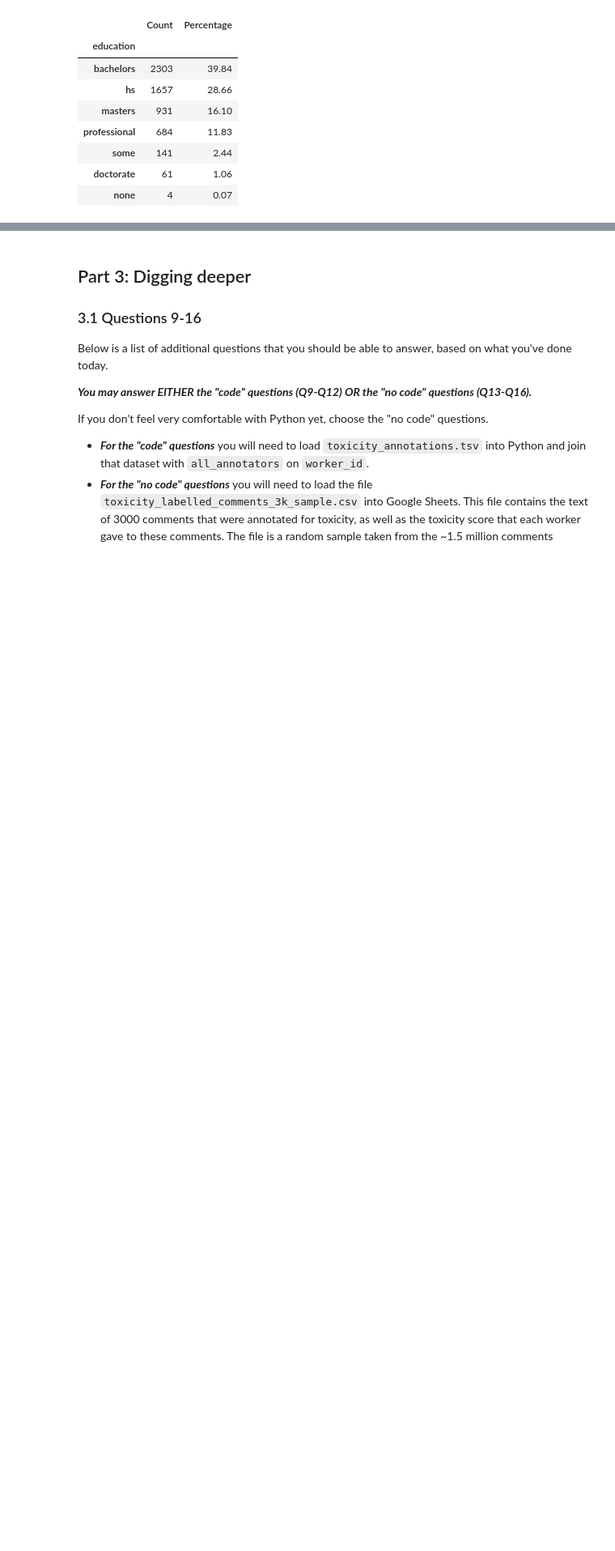
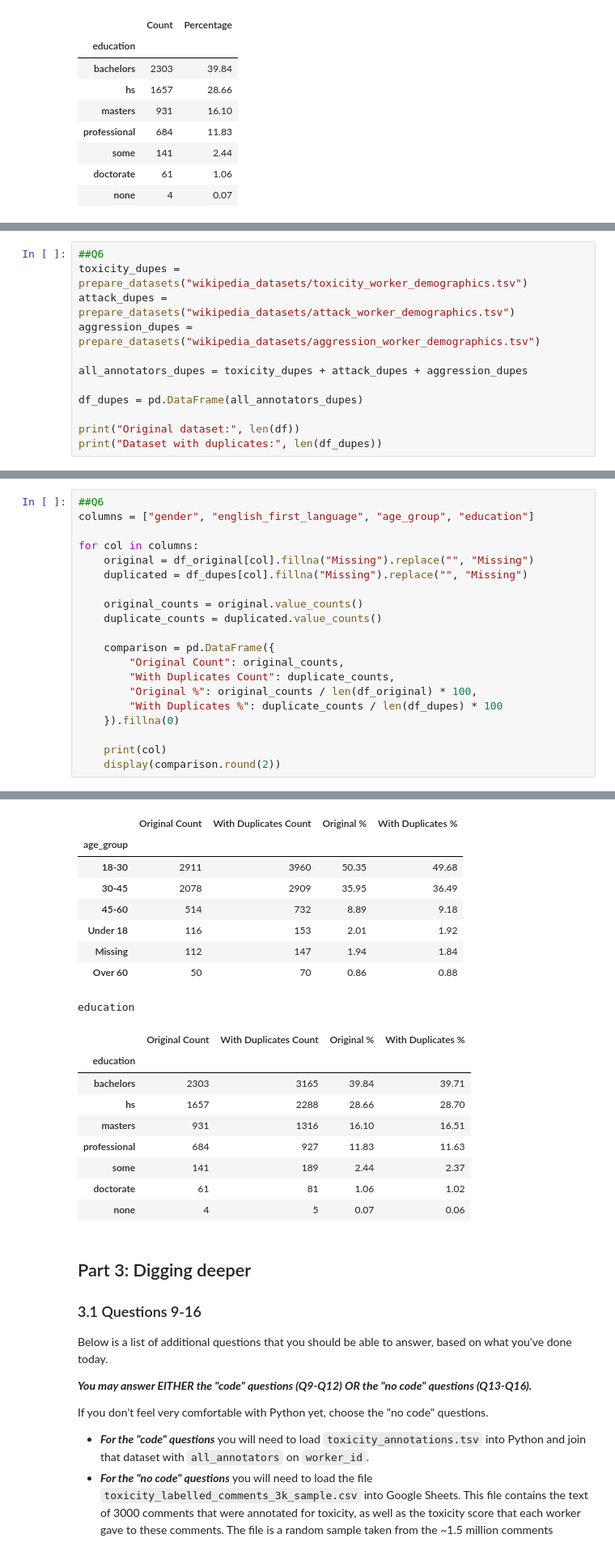
Before and after one commit to shayokita/hcde-410, a Jupyter notebook: A2/hcde410-a2.ipynb, the cells around one changed output, grey strips where cells are left out. Shown at 81% size. Drawn from its saved outputs; the diff is of its cells as text; blank space fills up the shorter version.

```diff
--- a/A2/hcde410-a2.ipynb
+++ b/A2/hcde410-a2.ipynb
@@ -544,0 +573,12 @@ Use both Markdown and code-formatted cells.
+# %%
+##Q6
+toxicity_dupes = prepare_datasets("wikipedia_datasets/toxicity_worker_demographics.tsv")
+attack_dupes = prepare_datasets("wikipedia_datasets/attack_worker_demographics.tsv")
+aggression_dupes = prepare_datasets("wikipedia_datasets/aggression_worker_demographics.tsv")
+
+all_annotators_dupes = toxicity_dupes + attack_dupes + aggression_dupes
+
+df_dupes = pd.DataFrame(all_annotators_dupes)
+
+print("Original dataset:", len(df))
+print("Dataset with duplicates:", len(df_dupes))
@@ -544,0 +588,21 @@ Use both Markdown and code-formatted cells.
+# %%
+##Q6
+columns = ["gender", "english_first_language", "age_group", "education"]
+
+for col in columns:
+    original = df_original[col].fillna("Missing").replace("", "Missing")
+    duplicated = df_dupes[col].fillna("Missing").replace("", "Missing")
+
+    original_counts = original.value_counts()
+    duplicate_counts = duplicated.value_counts()
+
+    comparison = pd.DataFrame({
+        "Original Count": original_counts,
+        "With Duplicates Count": duplicate_counts,
+        "Original %": original_counts / len(df_original) * 100,
+        "With Duplicates %": duplicate_counts / len(df_dupes) * 100
+    }).fillna(0)
+
+    print(col)
+    display(comparison.round(2))
+# %% [output]
@@ -545,3 +621,21 @@ Use both Markdown and code-formatted cells.
+|  | Original Count | With Duplicates Count | Original % | With Duplicates % |
+| age_group |  |  |  |  |
+| 18-30 | 2911 | 3960 | 50.35 | 49.68 |
+| 30-45 | 2078 | 2909 | 35.95 | 36.49 |
+| 45-60 | 514 | 732 | 8.89 | 9.18 |
+| Under 18 | 116 | 153 | 2.01 | 1.92 |
+| Missing | 112 | 147 | 1.94 | 1.84 |
+| Over 60 | 50 | 70 | 0.86 | 0.88 |
+education
+|  | Original Count | With Duplicates Count | Original % | With Duplicates % |
+| education |  |  |  |  |
+| bachelors | 2303 | 3165 | 39.84 | 39.71 |
+| hs | 1657 | 2288 | 28.66 | 28.70 |
+| masters | 931 | 1316 | 16.10 | 16.51 |
+| professional | 684 | 927 | 11.83 | 11.63 |
+| some | 141 | 189 | 2.44 | 2.37 |
+| doctorate | 61 | 81 | 1.06 | 1.02 |
+| none | 4 | 5 | 0.07 | 0.06 |
 # %% [markdown]
 ## Part 3: Digging deeper
 
```
Also changed, not shown: parts of 7 cells of this notebook.
